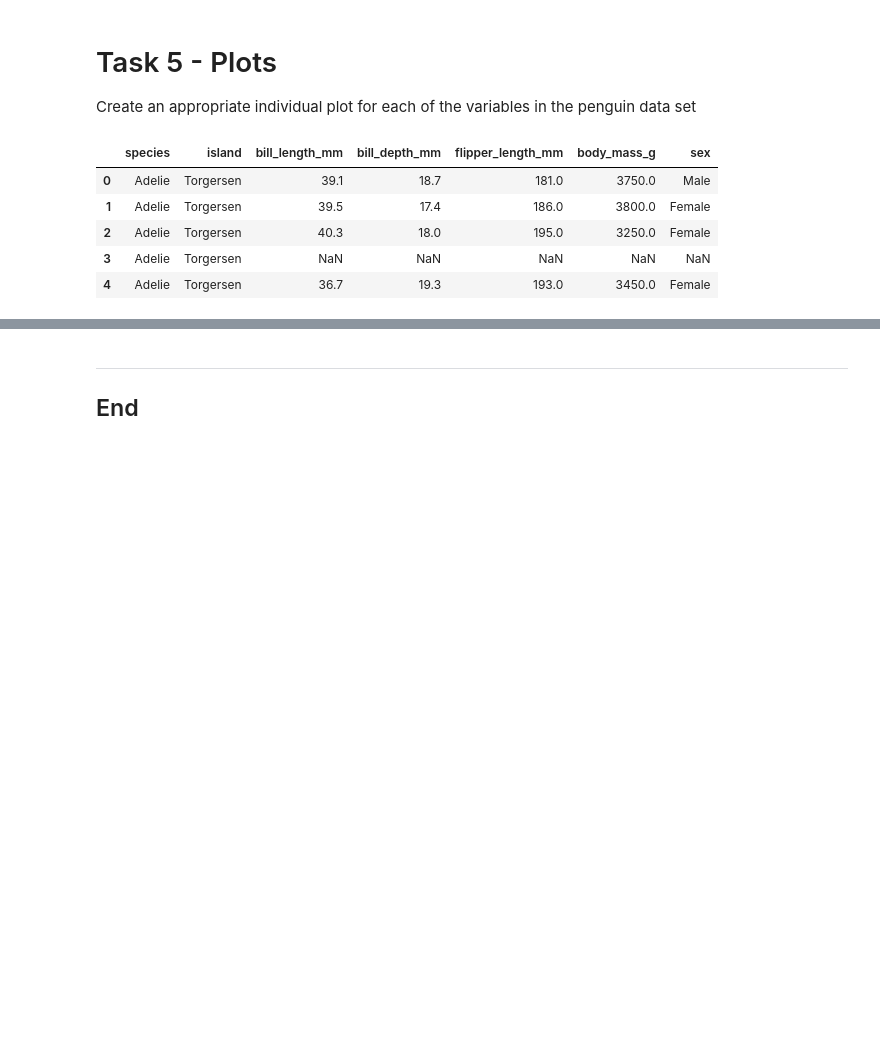
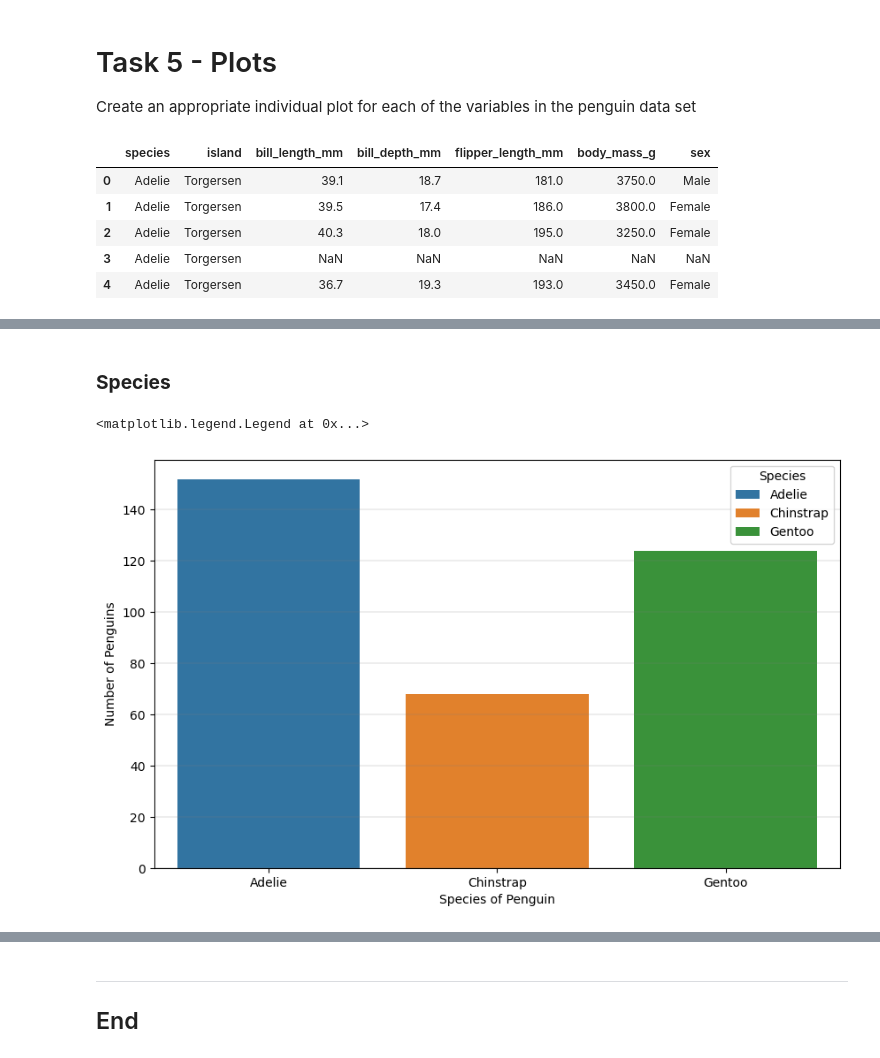
Before and after one commit to Kevin002023/FODA, a Jupyter notebook: tasks.ipynb, the cells around one changed output, grey strips where cells are left out. Cells and saved outputs as stored; diff of their text form; code cells hidden in the pictures; blank space fills up the shorter version.

```diff
--- a/tasks.ipynb
+++ b/tasks.ipynb
@@ -446,0 +462,15 @@ As we covered in 'Task 2' the variables 'speices', 'island' and 'sex' are nomina
+# %% [markdown]
+### **Species**
+# %%
+figure, ax = plt.subplots(figsize=(10, 6))
+
+sb.countplot(data=penguins, x='species', hue= 'species', dodge=False) # dodge was used so the columns weren't spread out
+plt.xlabel("Species of Penguin")
+plt.ylabel("Number of Penguins")
+plt.grid(axis = 'y', linewidth= 0.2, color='gray') # adding a background grid. Wanted it to be subtle so changed the width down to 0.2.
+plt.legend(title = "Species", loc = 'upper right')
+
+#https://www.w3schools.com/python/matplotlib_grid.asp
+# %% [output]
+<matplotlib.legend.Legend at 0x...>
+[figure, added]
```
Also changed, not shown: parts of 23 cells of this notebook.
